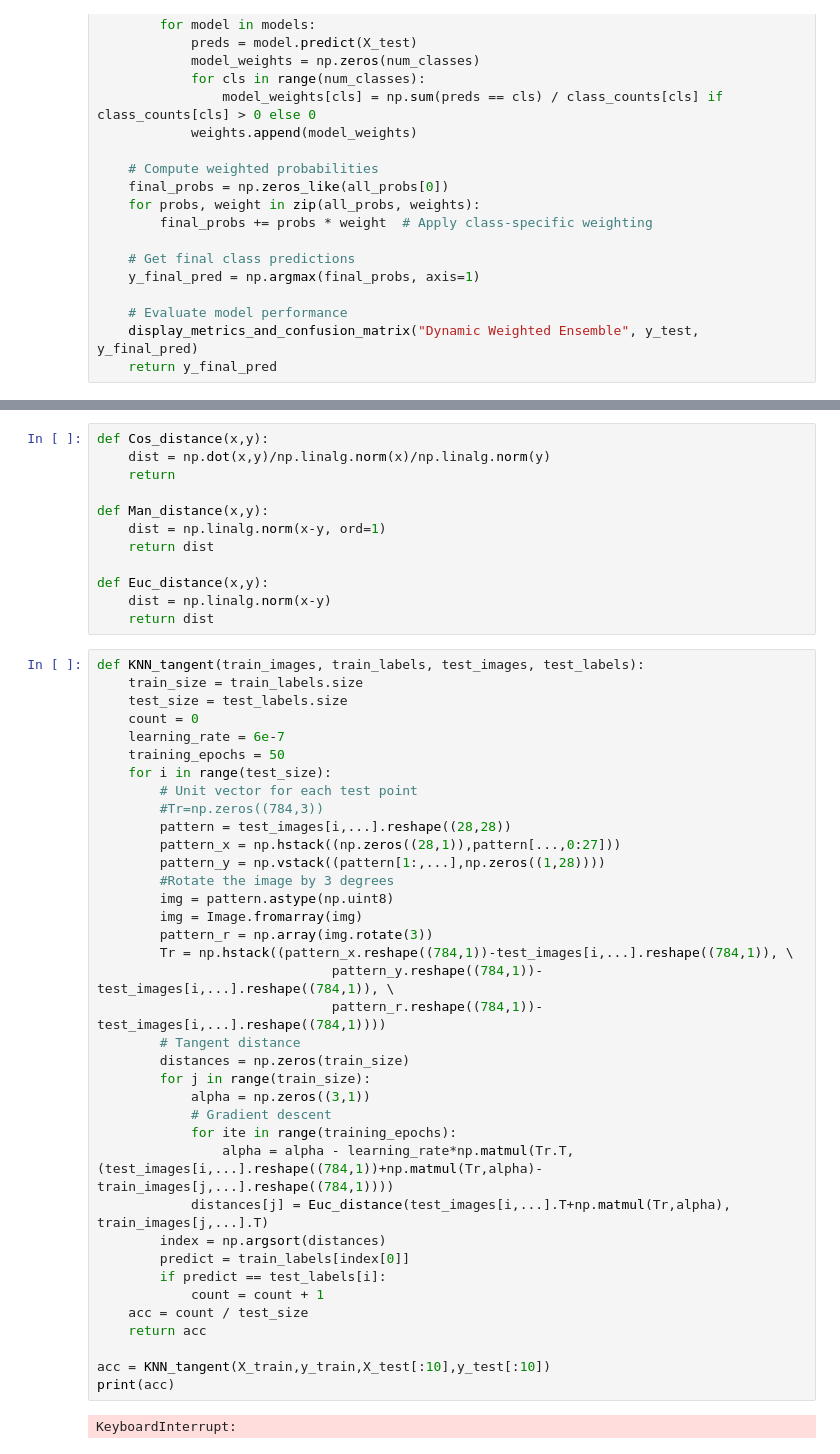
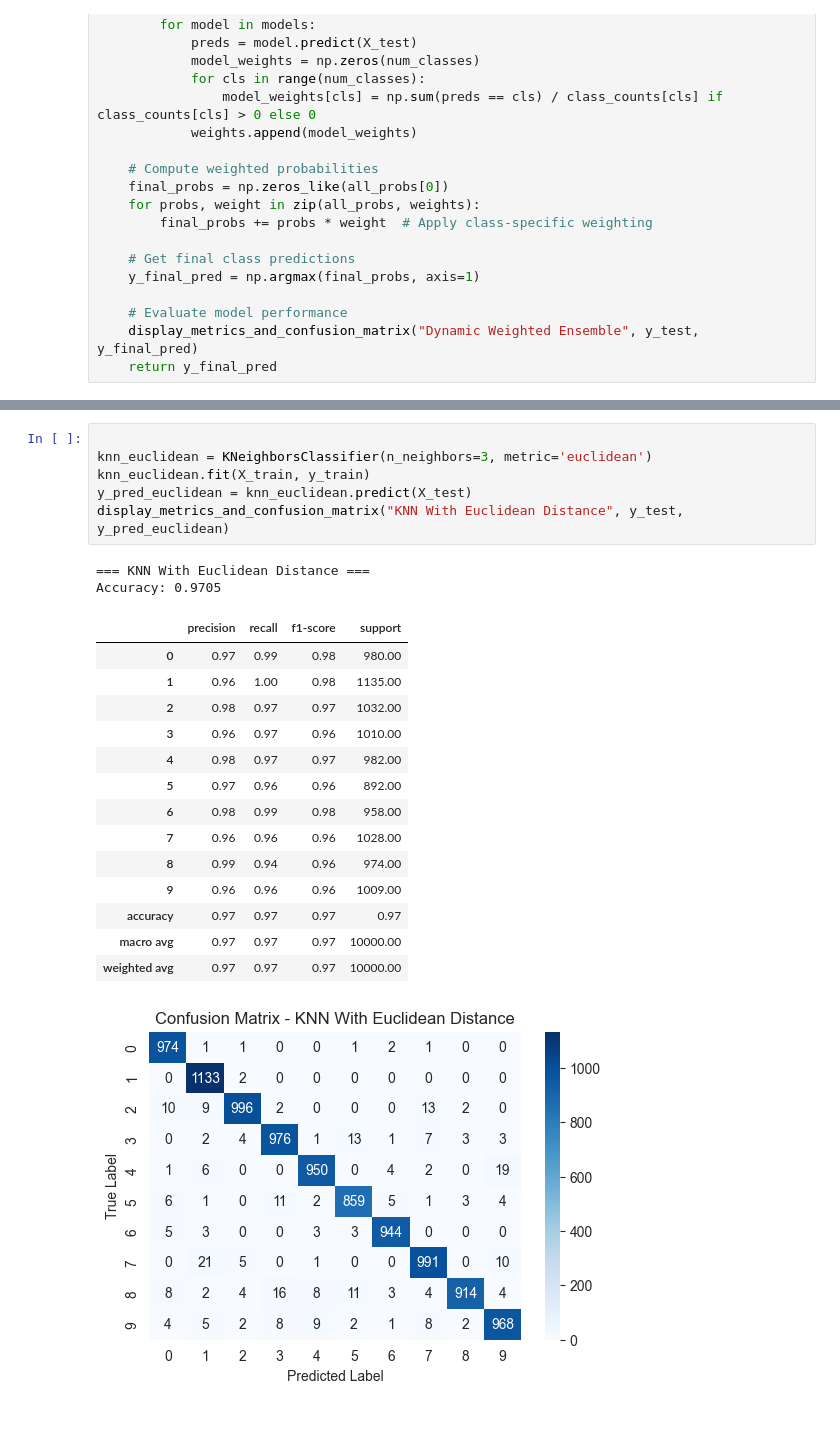
Before and after one commit to Noamnes/Machine_Learning_Project, a Jupyter notebook: data_exploration.ipynb, the cells around one changed output, grey strips where cells are left out. Drawn from its saved outputs; the diff is of its cells as text; blank space fills up the shorter version.

```diff
--- a/data_exploration.ipynb
+++ b/data_exploration.ipynb
@@ -738,51 +718,24 @@ def readMNISTdata(ubyte_file, status):
-# %%
-def Cos_distance(x,y):
-    dist = np.dot(x,y)/np.linalg.norm(x)/np.linalg.norm(y)
-    return
-
-def Man_distance(x,y):
-    dist = np.linalg.norm(x-y, ord=1)
-    return dist
-
-def Euc_distance(x,y):
-    dist = np.linalg.norm(x-y)
-    return dist
-# %%
-def KNN_tangent(train_images, train_labels, test_images, test_labels):
-    train_size = train_labels.size
-    test_size = test_labels.size
-    count = 0
-    learning_rate = 6e-7
-    training_epochs = 50
-    for i in range(test_size):
-        # Unit vector for each test point
-        #Tr=np.zeros((784,3))
-        pattern = test_images[i,...].reshape((28,28))
-        pattern_x = np.hstack((np.zeros((28,1)),pattern[...,0:27]))
-        pattern_y = np.vstack((pattern[1:,...],np.zeros((1,28))))
-        #Rotate the image by 3 degrees
-        img = pattern.astype(np.uint8)
-        img = Image.fromarray(img)
-        pattern_r = np.array(img.rotate(3))
-        Tr = np.hstack((pattern_x.reshape((784,1))-test_images[i,...].reshape((784,1)), \
-                              pattern_y.reshape((784,1))-test_images[i,...].reshape((784,1)), \
-                              pattern_r.reshape((784,1))-test_images[i,...].reshape((784,1))))
-        # Tangent distance
-        distances = np.zeros(train_size)
-        for j in range(train_size):
-            alpha = np.zeros((3,1))
-            # Gradient descent
-            for ite in range(training_epochs):
-                alpha = alpha - learning_rate*np.matmul(Tr.T,(test_images[i,...].reshape((784,1))+np.matmul(Tr,alpha)-train_images[j,...].reshape((784,1))))
-            distances[j] = Euc_distance(test_images[i,...].T+np.matmul(Tr,alpha), train_images[j,...].T)
-        index = np.argsort(distances)
-        predict = train_labels[index[0]]
-        if predict == test_labels[i]:
-            count = count + 1
-    acc = count / test_size
-    return acc
-
-acc = KNN_tangent(X_train,y_train,X_test[:10],y_test[:10])
-print(acc)
-# %% [output]
-KeyboardInterrupt:
+# %%
+
+knn_euclidean = KNeighborsClassifier(n_neighbors=3, metric='euclidean')
+knn_euclidean.fit(X_train, y_train)
+y_pred_euclidean = knn_euclidean.predict(X_test)
+display_metrics_and_confusion_matrix("KNN With Euclidean Distance", y_test, y_pred_euclidean)
+# %% [output]
+=== KNN With Euclidean Distance ===
+Accuracy: 0.9705
+|  | precision | recall | f1-score | support |
+| 0 | 0.97 | 0.99 | 0.98 | 980.00 |
+| 1 | 0.96 | 1.00 | 0.98 | 1135.00 |
+| 2 | 0.98 | 0.97 | 0.97 | 1032.00 |
+| 3 | 0.96 | 0.97 | 0.96 | 1010.00 |
+| 4 | 0.98 | 0.97 | 0.97 | 982.00 |
+| 5 | 0.97 | 0.96 | 0.96 | 892.00 |
+| 6 | 0.98 | 0.99 | 0.98 | 958.00 |
+| 7 | 0.96 | 0.96 | 0.96 | 1028.00 |
+| 8 | 0.99 | 0.94 | 0.96 | 974.00 |
+| 9 | 0.96 | 0.96 | 0.96 | 1009.00 |
+| accuracy | 0.97 | 0.97 | 0.97 | 0.97 |
+| macro avg | 0.97 | 0.97 | 0.97 | 10000.00 |
+| weighted avg | 0.97 | 0.97 | 0.97 | 10000.00 |
+[figure, added]
```
Also changed, not shown: parts of 18 cells of this notebook, 1 other file.
